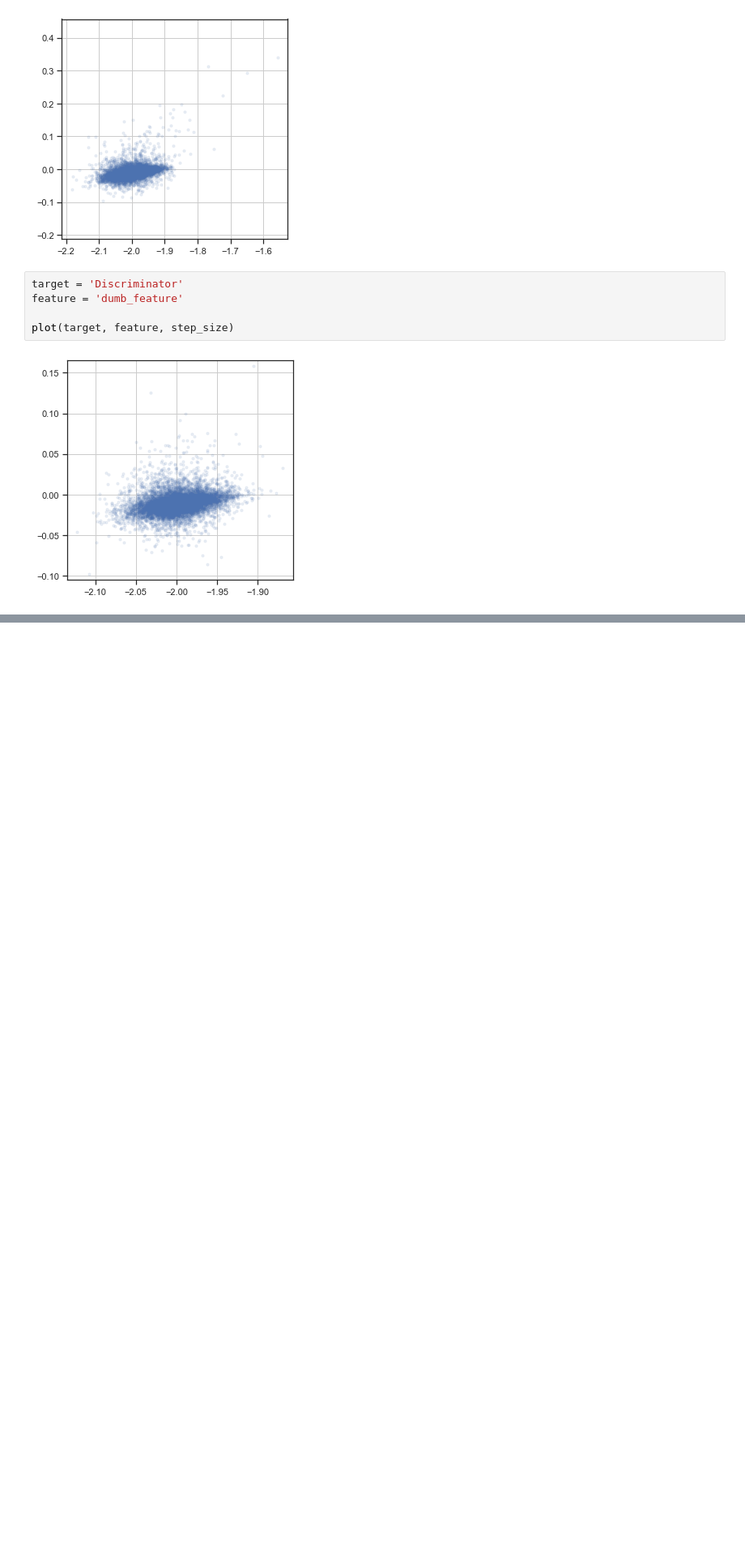
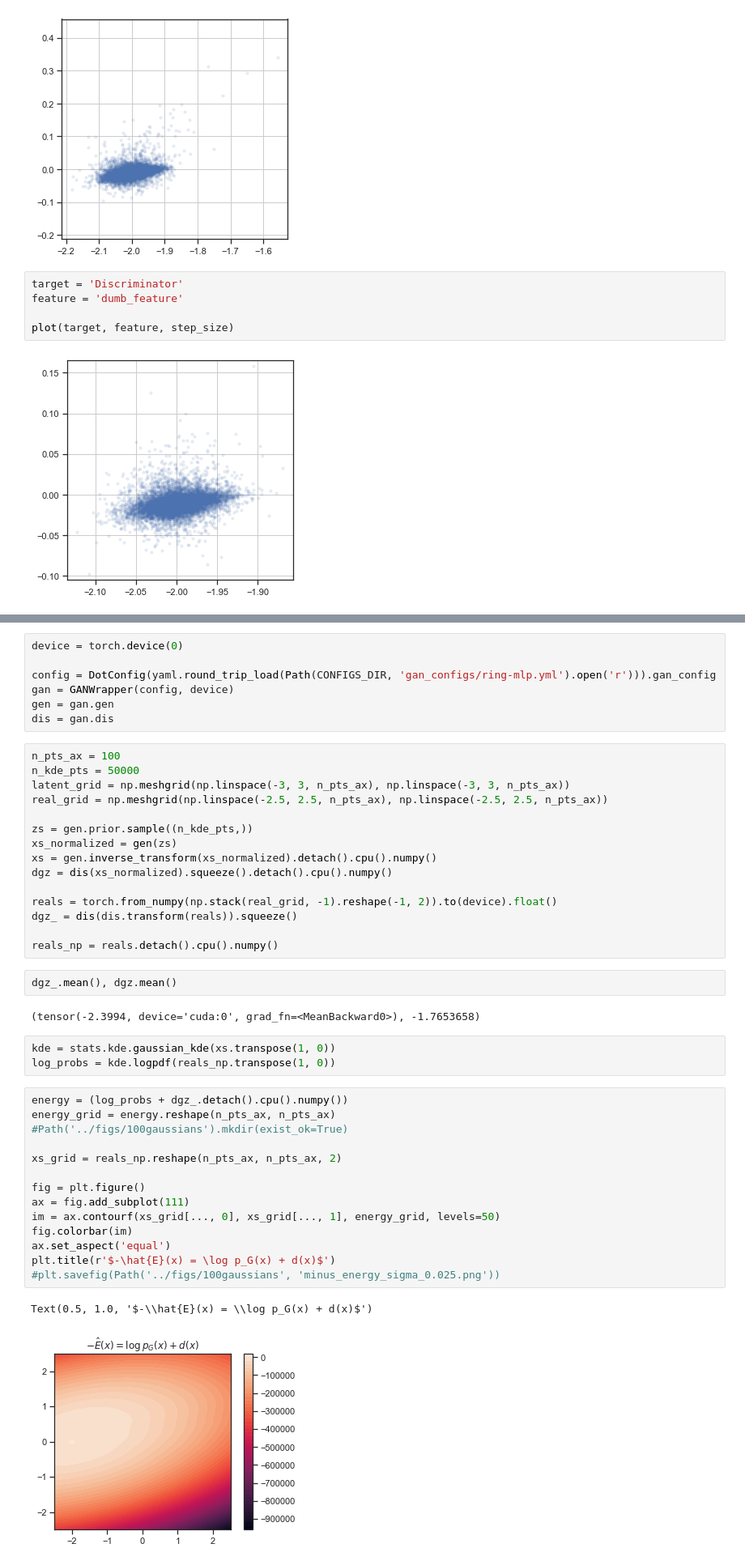
Before and after one commit to sverdoot/maxent-gan, a Jupyter notebook: notebooks/gaussians_ring.ipynb, the cells around one changed output, grey strips where cells are left out. Shown at 81% size. Cells and saved outputs as stored; diff of their text form; blank space fills up the shorter version.

Commit message:
upd experiment on 2d ring

```diff
--- a/notebooks/gaussians_ring.ipynb
+++ b/notebooks/gaussians_ring.ipynb
@@ -73,0 +79,46 @@ plot(target, feature, step_size)
+# %%
+device = torch.device(0)
+
+config = DotConfig(yaml.round_trip_load(Path(CONFIGS_DIR, 'gan_configs/ring-mlp.yml').open('r'))).gan_config
+gan = GANWrapper(config, device)
+gen = gan.gen
+dis = gan.dis
+# %%
+n_pts_ax = 100
+n_kde_pts = 50000
+latent_grid = np.meshgrid(np.linspace(-3, 3, n_pts_ax), np.linspace(-3, 3, n_pts_ax))
+real_grid = np.meshgrid(np.linspace(-2.5, 2.5, n_pts_ax), np.linspace(-2.5, 2.5, n_pts_ax))
+
+zs = gen.prior.sample((n_kde_pts,))
+xs_normalized = gen(zs)
+xs = gen.inverse_transform(xs_normalized).detach().cpu().numpy()
+dgz = dis(xs_normalized).squeeze().detach().cpu().numpy()
+
+reals = torch.from_numpy(np.stack(real_grid, -1).reshape(-1, 2)).to(device).float()
+dgz_ = dis(dis.transform(reals)).squeeze()
+
+reals_np = reals.detach().cpu().numpy()
+# %%
+dgz_.mean(), dgz.mean()
+# %% [output]
+(tensor(-2.3994, device='cuda:0', grad_fn=<MeanBackward0>), -1.7653658)
+# %%
+kde = stats.kde.gaussian_kde(xs.transpose(1, 0))
+log_probs = kde.logpdf(reals_np.transpose(1, 0))
+# %%
+energy = (log_probs + dgz_.detach().cpu().numpy())
+energy_grid = energy.reshape(n_pts_ax, n_pts_ax)
+#Path('../figs/100gaussians').mkdir(exist_ok=True)
+
+xs_grid = reals_np.reshape(n_pts_ax, n_pts_ax, 2)
+
+fig = plt.figure()
+ax = fig.add_subplot(111)
+im = ax.contourf(xs_grid[..., 0], xs_grid[..., 1], energy_grid, levels=50)
+fig.colorbar(im)
+ax.set_aspect('equal')
+plt.title(r'$-\hat{E}(x) = \log p_G(x) + d(x)$')
+#plt.savefig(Path('../figs/100gaussians', 'minus_energy_sigma_0.025.png'))
+# %% [output]
+Text(0.5, 1.0, '$-\\hat{E}(x) = \\log p_G(x) + d(x)$')
+[figure, added]
```
Also changed, not shown: parts of 11 cells of this notebook, 6 other files.
